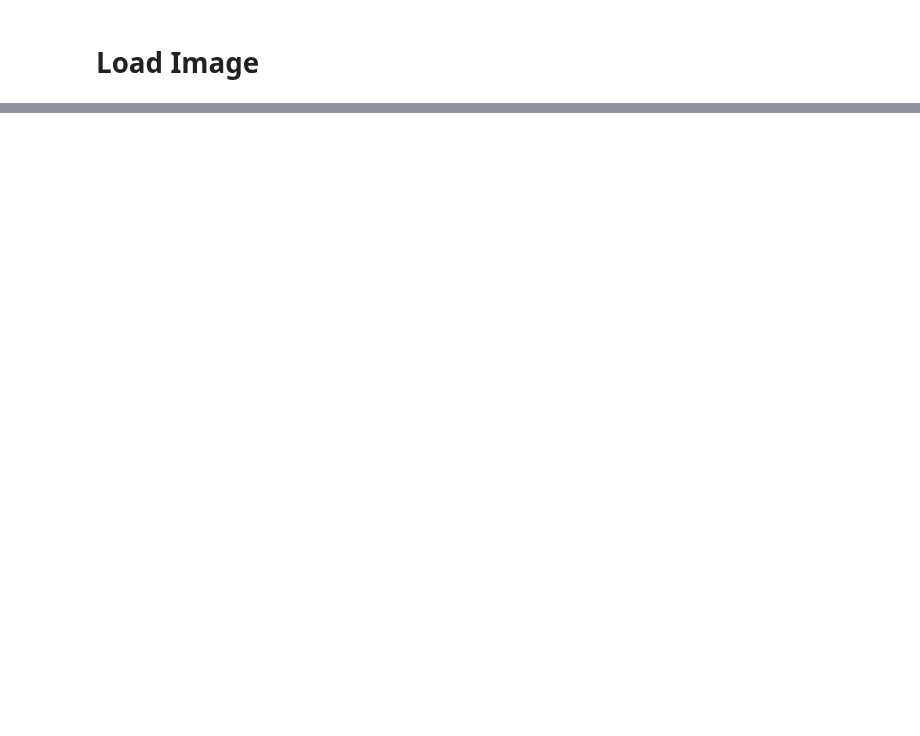
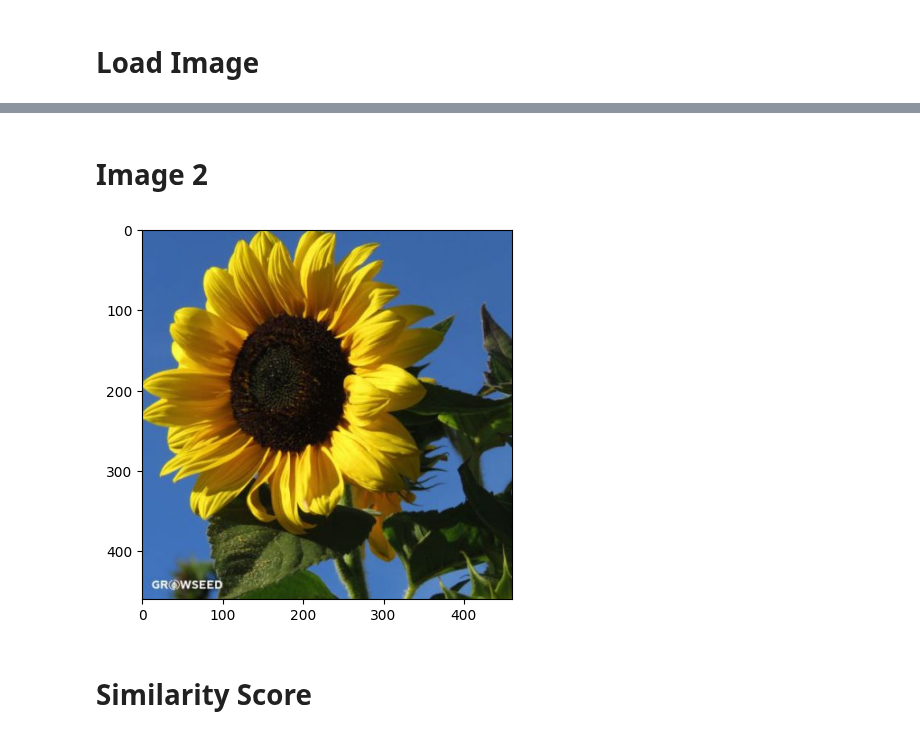
Before and after one commit to ObeyHack/Amazon-Image-matcher, a Jupyter notebook: VGG_usage.ipynb, the cells around one changed output, grey strips where cells are left out. Drawn from its saved outputs; the diff is of its cells as text; code cells hidden in the pictures; blank space fills up the shorter version.

```diff
--- a/VGG_usage.ipynb
+++ b/VGG_usage.ipynb
@@ -25,0 +27,8 @@ NameError: name 'mpimg' is not defined
+# %% [markdown]
+# Image 2
+# %%
+show_image(helianthus)
+# %% [output]
+[figure, added]
+# %% [markdown]
+# Similarity Score
```
Also changed, not shown: parts of 5 cells of this notebook, 3 other files.
